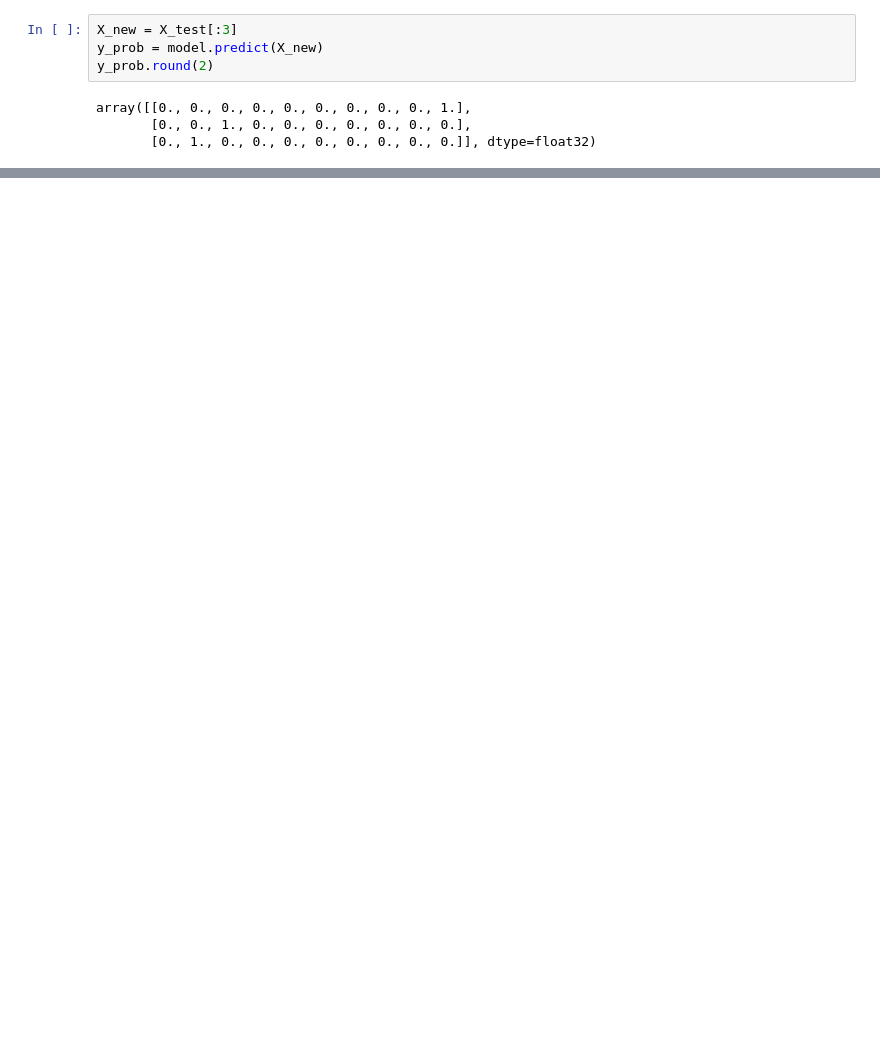
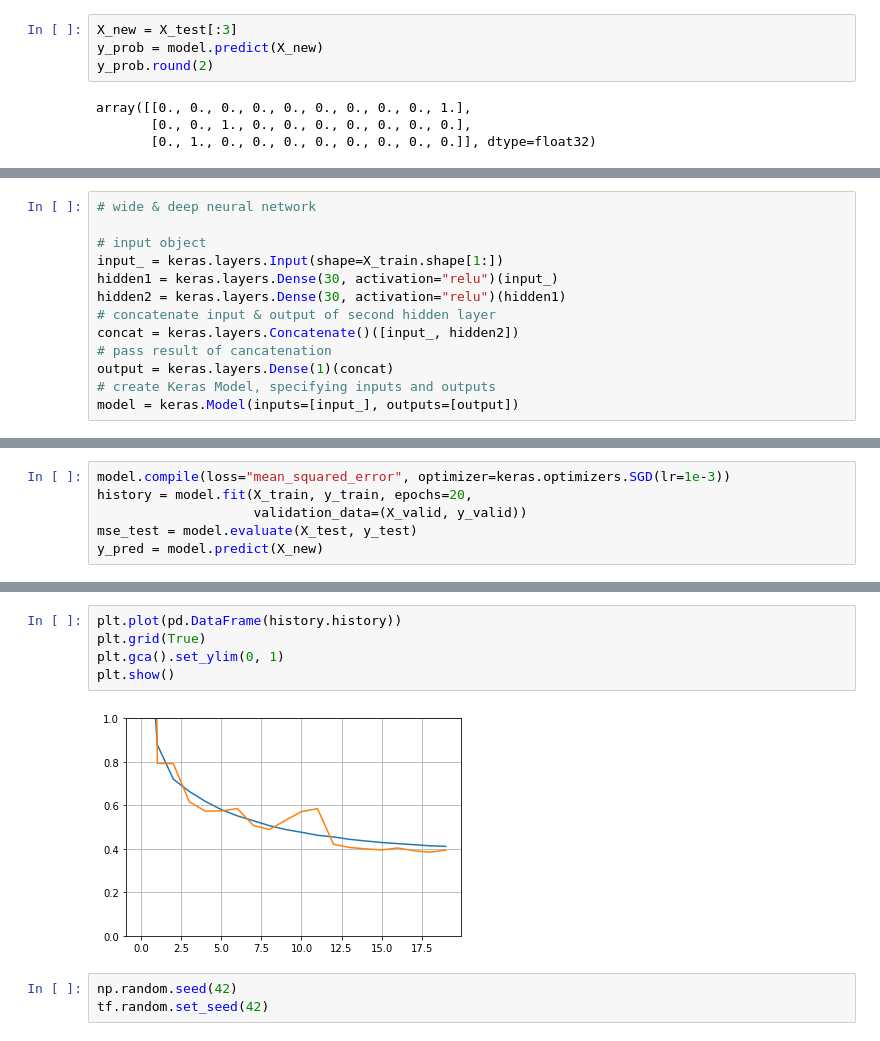
Before and after one commit to andysitu/ml, a Jupyter notebook: model-house-price/neural_networks_keras.ipynb, the cells around one changed output, grey strips where cells are left out. Saved outputs shown, nothing was run; the diff lists cells and outputs as text; blank space fills up the shorter version.

```diff
--- a/model-house-price/neural_networks_keras.ipynb
+++ b/model-house-price/neural_networks_keras.ipynb
@@ -233,0 +309,13 @@ array([[0., 0., 0., 0., 0., 0., 0., 0., 0., 1.],
+# %%
+# wide & deep neural network
+
+# input object
+input_ = keras.layers.Input(shape=X_train.shape[1:])
+hidden1 = keras.layers.Dense(30, activation="relu")(input_)
+hidden2 = keras.layers.Dense(30, activation="relu")(hidden1)
+# concatenate input & output of second hidden layer
+concat = keras.layers.Concatenate()([input_, hidden2])
+# pass result of cancatenation
+output = keras.layers.Dense(1)(concat)
+# create Keras Model, specifying inputs and outputs
+model = keras.Model(inputs=[input_], outputs=[output])
@@ -233,0 +346,6 @@ array([[0., 0., 0., 0., 0., 0., 0., 0., 0., 1.],
+# %%
+model.compile(loss="mean_squared_error", optimizer=keras.optimizers.SGD(lr=1e-3))
+history = model.fit(X_train, y_train, epochs=20,
+                    validation_data=(X_valid, y_valid))
+mse_test = model.evaluate(X_test, y_test)
+y_pred = model.predict(X_new)
@@ -233,0 +370,10 @@ array([[0., 0., 0., 0., 0., 0., 0., 0., 0., 1.],
+# %%
+plt.plot(pd.DataFrame(history.history))
+plt.grid(True)
+plt.gca().set_ylim(0, 1)
+plt.show()
+# %% [output]
+[figure, added]
+# %%
+np.random.seed(42)
+tf.random.set_seed(42)
```
Also changed, not shown: parts of 40 cells of this notebook.
